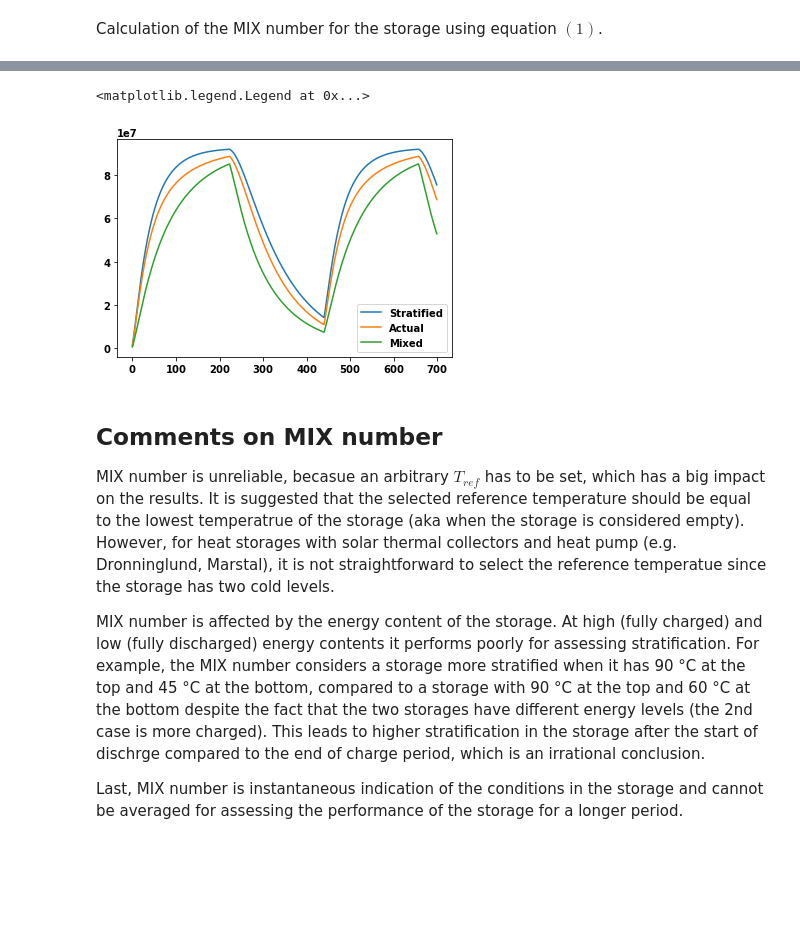
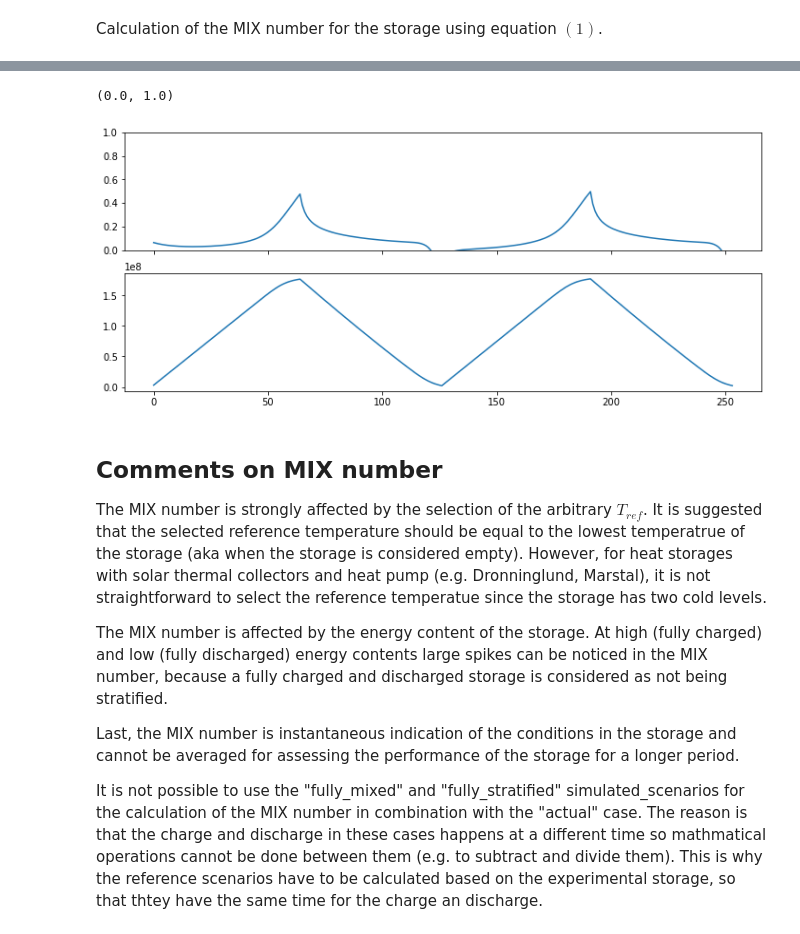
Before and after one commit to PitStorages/PitStorages_KPIs, a Jupyter notebook: notebooks/MIX_number.ipynb, the cells around one changed output, grey strips where cells are left out. Drawn from its saved outputs; the diff is of its cells as text; code cells hidden in the pictures; blank space fills up the shorter version.

```diff
--- a/notebooks/MIX_number.ipynb
+++ b/notebooks/MIX_number.ipynb
@@ -17,22 +16,27 @@ from temperature_profile import temp_profile
 density_water = 980 # in kg/m3
 specific_heat_water = 4200  # in J/(kg K)
 
-N = 5000 # number of tank nodes
+# Simulation properties
+simulated_case = '' # Set the case that will be simulated, e.g. "fully_mixed", "fully_stratified". Otherwise, it simulates storage operation with mixing based on mixing_nodes.
+heat_loss_coeff = 6 # in W/(m^2 K). This number gives a 90% storage efficiency for the selected settings. Set to 0 for no heat loss.
 
-mixing_nodes = 1001 # uneven number! - gives the number of nodes that will be mixed (average temperature) at each timestep finds the half of the mixing nodes.
-#These nodes are set to NaN by the rolling window, so is used for replacing the NaNs with actual temperature values.
+N = 60 # number of tank nodes
+mix_nodes = int(N/10) # number of nodes close to the inlet that are mixed for imitating inlet jet mixing. Has to be integer!!!
 
 T_hot = 90 # charge temperature
 T_cold = 45 # discharge temperature
-T_threshold = 10
+T_threshold = 10 # temperature threshold for considering the tank full/empty. E.g. if it is 10 degC then the tank is fully when the bottom is at 80 degC
+T_amb = 10 # ambient temperature for calculatio of heat losses
 
-# Time periods
-charge_time = 7*24  # Approximate
-discharge_time = 7*24  # Approximate
-simulation_period = 700 #8760  # number of hours
+th_cond_coeff = 2.5 # effective vertical thermal conductivity coefficient in W/(m K)
+simulation_period = 1500 # This period is overwritten based on the maximum number of cycles set below. Has to be a large number!!
+max_storage_cycles = 2 # stops the simulation after a number of charge-discharge cyles
 
-simulation_case = '' # Set the case that will be simulated, e.g. "fully_mixed", "fully_stratified". Otherwise, it simulates storage operation with mixing based on mixing_nodes.
+plot = False # Plots the temperature profile in the tank
 
-# Create dataframe containing the temperature profiles for each time step.
-# Rows are the simulation time steps and columns are the layers of the storage starting from the top (0) to the bottom (N).
-df = temp_profile(simulation_case, N, mixing_nodes, T_hot, T_cold, T_threshold, simulation_period, charge_time, discharge_time)
+# Storage properties
+storage_height = 1 # the height of storage in m
+storage_volume = 1 # the volume of storage in m^3
+volume_per_layer = 1/N # assuming that the storage is 1-D
+mass_per_layer = density_water * volume_per_layer # mass per layer
+storage_mass = density_water * storage_volume # total storage mass
@@ -39,3 +47,6 @@ df = temp_profile(simulation_case, N, mixing_nodes, T_hot, T_cold, T_threshold,
+# %%
+df, df_ancil = temp_profile(simulated_case, N, mix_nodes, T_hot, T_cold, T_threshold, th_cond_coeff, simulation_period,
+                             heat_loss_coeff, plot=plot, max_storage_cycles=max_storage_cycles, T_amb=T_amb)
 # %% [markdown]
 The MIX numner evauates stratification based on the temperature profile in the storage and the energy content of the storage and it is determined using the moment of energy $(M_{E})$. This number is defined as the difference in moment of energy between a perfectly stratified storage and an actual storage, to the difference in moment of energy between a perfeclty stratified storage and a fully mixed one. It is expressed by the following euqation:
 
@@ -61,7 +66,7 @@ Q_storage = (density_water * volume_per_layer * specific_heat_water * (df - T_re
 # %% [markdown]
 The moment of energy is calculated for a fully mixed storage. The temperature of the fully mixed storage is the average temperature of the actual storage for each timestep. The volume of the mixed storage ($V_{min}$) is essentially equal with the volume of the actual storage. The distance from the middle of the volume to the bottom of the storage is in this case, due to the simplified geoemtry, equal to half the height of the actual storage.
 # %%
-T_avg = df.mean(axis='columns') # temperature of mixed storage (average temperature)
+T_avg = (df*mass_per_layer/storage_mass).sum(axis=1) # weighted average temperature of mixed storage
 
 V_mix = Q_storage/(density_water * specific_heat_water * (T_avg - T_ref)) # volume of mixed storage using the energy content of the actual storage
 
@@ -100,18 +96,18 @@ axes[0].set_ylim(0,1)
-# %%
-fig, ax = plt.subplots()
-M_strat.plot(ax=ax, label='Stratified')
-M_exp.sum(axis=1).plot(ax=ax, label='Actual')
-M_mix.plot(ax=ax, label='Mixed')
-
-ax.legend()
-# %% [output]
-<matplotlib.legend.Legend at 0x...>
-[figure, removed]
+# %%
+fig, axes = plt.subplots(nrows=2, sharex=True, figsize=(12,5))
+MIX.plot(ax=axes[0])
+Q_storage.plot(ax=axes[1])
+axes[0].set_ylim(0,1)
+# %% [output]
+(0.0, 1.0)
+[figure, added]
 # %% [markdown]
 ## Comments on MIX number
 
-MIX number is unreliable, becasue an arbitrary $T_{ref}$ has to be set, which has a big impact on the results. It is suggested that the selected reference temperature should be equal to the lowest temperatrue of the storage (aka when the storage is considered empty). However, for heat storages with solar thermal collectors and heat pump (e.g. Dronninglund, Marstal), it is not straightforward to select the reference temperatue since the storage has two cold levels.
+The MIX number is strongly affected by the selection of the arbitrary $T_{ref}$. It is suggested that the selected reference temperature should be equal to the lowest temperatrue of the storage (aka when the storage is considered empty). However, for heat storages with solar thermal collectors and heat pump (e.g. Dronninglund, Marstal), it is not straightforward to select the reference temperatue since the storage has two cold levels.
 
-MIX number is affected by the energy content of the storage. At high (fully charged) and low (fully discharged) energy contents it performs poorly for assessing stratification. For example, the MIX number considers a storage more stratified when it has 90 °C at the top and 45 °C at the bottom, compared to a storage with 90 °C at the top and 60 °C at the bottom despite the fact that the two storages have different energy levels (the 2nd case is more charged). This leads to higher stratification in the storage after the start of dischrge compared to the end of charge period, which is an irrational conclusion.
+The MIX number is affected by the energy content of the storage. At high (fully charged) and low (fully discharged) energy contents large spikes can be noticed in the MIX number, because a fully charged and discharged storage is considered as not being stratified.
 
-Last, MIX number is instantaneous indication of the conditions in the storage and cannot be averaged for assessing the performance of the storage for a longer period.
+Last, the MIX number is instantaneous indication of the conditions in the storage and cannot be averaged for assessing the performance of the storage for a longer period.
+
+It is not possible to use the "fully_mixed" and "fully_stratified" simulated_scenarios for the calculation of the MIX number in combination with the "actual" case. The reason is that the charge and discharge in these cases happens at a different time so mathmatical operations cannot be done between them (e.g. to subtract and divide them). This is why the reference scenarios have to be calculated based on the experimental storage, so that thtey have the same time for the charge an discharge.
```
Also changed, not shown: parts of 7 cells of this notebook, 7 other files.
